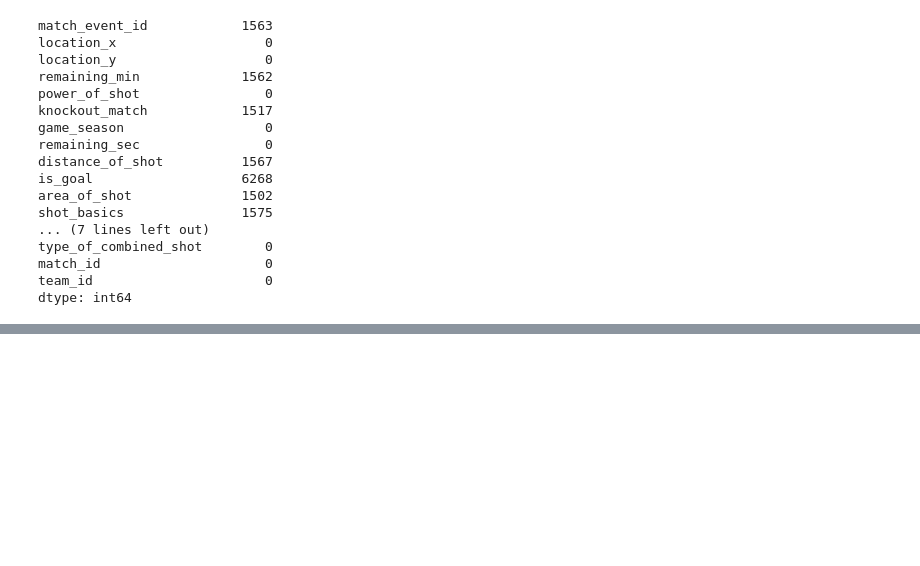
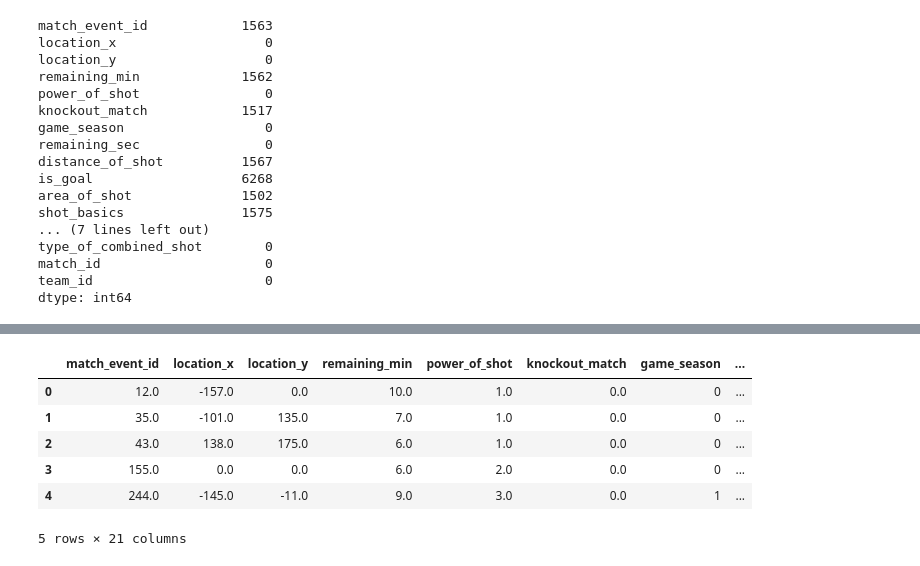
Before and after one commit to manan-bedi2908/Christiano-Ronaldo, a Jupyter notebook: ronaldo_manan.ipynb, the cells around one changed output, grey strips where cells are left out. Drawn from its saved outputs; the diff is of its cells as text; code cells hidden in the pictures; blank space fills up the shorter version.

```diff
--- a/ronaldo_manan.ipynb
+++ b/ronaldo_manan.ipynb
@@ -335,0 +728,3 @@ Null values in column home/away after the forward fill = 0
+# %%
+# # if is_goal is 1, if type of shot is null then type of shot becomes equal to the value of g based on the index
+train.loc[(train.is_goal == 1)&(train.type_of_shot.isnull()), 'type_of_shot'] = g
@@ -335,0 +735,7 @@ Null values in column home/away after the forward fill = 0
+# %%
+l_no_goal   = train[train.is_goal == 0].type_of_shot.value_counts().head(5).keys()     # Top five shots when it was not a goal
+p_no_sum  = train[train.is_goal == 0].type_of_shot.value_counts().head(5).sum()
+p_no_goal   = (train[train.is_goal == 0].type_of_shot.value_counts().head(5) / p_no_sum ).tolist() # There respective probablities
+ng = pd.Series(train[train.is_goal == 0].type_of_shot.apply(lambda x: x if type(x)==str else np.random.choice(l_no_goal,1,p=p_no_goal)[0]))
+train.loc[(train.is_goal == 0)&(train.type_of_shot.isnull()), 'type_of_shot'] = ng
+train['type_of_shot'].isna().sum() # number of missing values got reduced to zero
@@ -335,0 +744,3 @@ Null values in column home/away after the forward fill = 0
+# %%
+#Handeling the remaing values in test dataset with a smilira approach
+test.loc[test['type_of_shot'].isnull(), 'type_of_shot'] = pd.Series(test.loc[test['type_of_shot'].isnull(), 'type_of_shot'].apply(lambda x: x if type(x)==str else np.random.choice(['shot - 39', 'shot - 36', 'shot - 4'],1,p=[0.37377133988618727, 0.33419555095706155, 0.2920331091567512])[0]))
@@ -335,0 +751,13 @@ Null values in column home/away after the forward fill = 0
+# %%
+%%time
+# Labeling the catagories with integers
+for col in train.columns:
+    if train[col].dtypes == object: # if the column has categorical values
+        l_unique = train[col].unique() # find the unique values
+        v_unique = np.arange(len(l_unique)) # create a list of number from zero to the length of the I_unique values
+        train[col].replace(to_replace=l_unique, value=v_unique, inplace=True) # replace the categorical values with numerical values
+        train[col] = train[col].astype('int') # change the type from int64 to int32
+
+        # same has been done for test data as well
+        test[col].replace(to_replace=l_unique, value=v_unique, inplace=True)
+        test[col] = test[col].astype('int')
@@ -335,0 +766,12 @@ Null values in column home/away after the forward fill = 0
+# %%
+# Dropping the unnecessary Columns
+train.drop(['date_of_game'], axis=1, inplace=True)
+train.head()
+# %% [output]
+|  | match_event_id | location_x | location_y | remaining_min | power_of_shot | knockout_match | game_season | ... |
+| 0 | 12.0 | -157.0 | 0.0 | 10.0 | 1.0 | 0.0 | 0 | ... |
+| 1 | 35.0 | -101.0 | 135.0 | 7.0 | 1.0 | 0.0 | 0 | ... |
+| 2 | 43.0 | 138.0 | 175.0 | 6.0 | 1.0 | 0.0 | 0 | ... |
+| 3 | 155.0 | 0.0 | 0.0 | 6.0 | 2.0 | 0.0 | 0 | ... |
+| 4 | 244.0 | -145.0 | -11.0 | 9.0 | 3.0 | 0.0 | 1 | ... |
+5 rows × 21 columns
```
Also changed, not shown: parts of 49 cells of this notebook.
